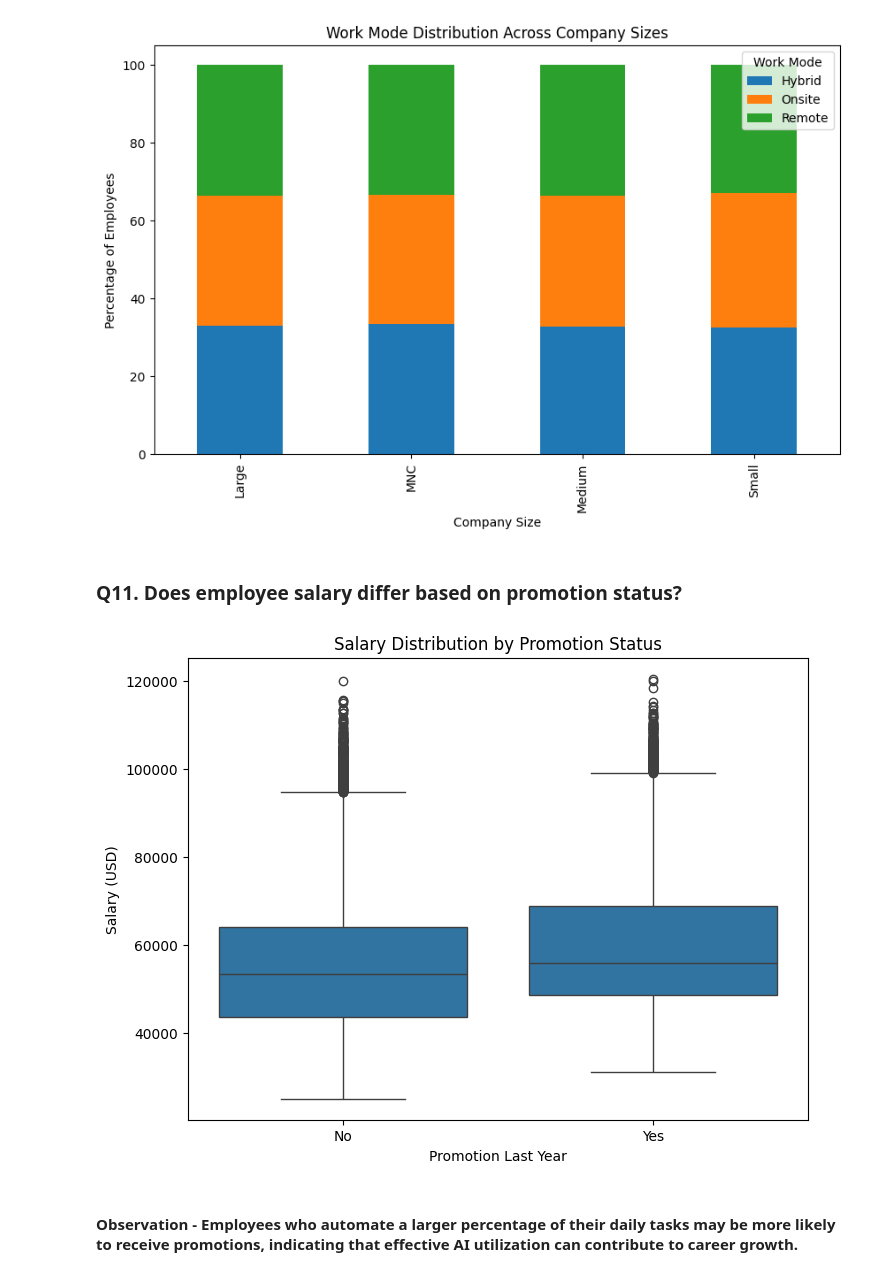
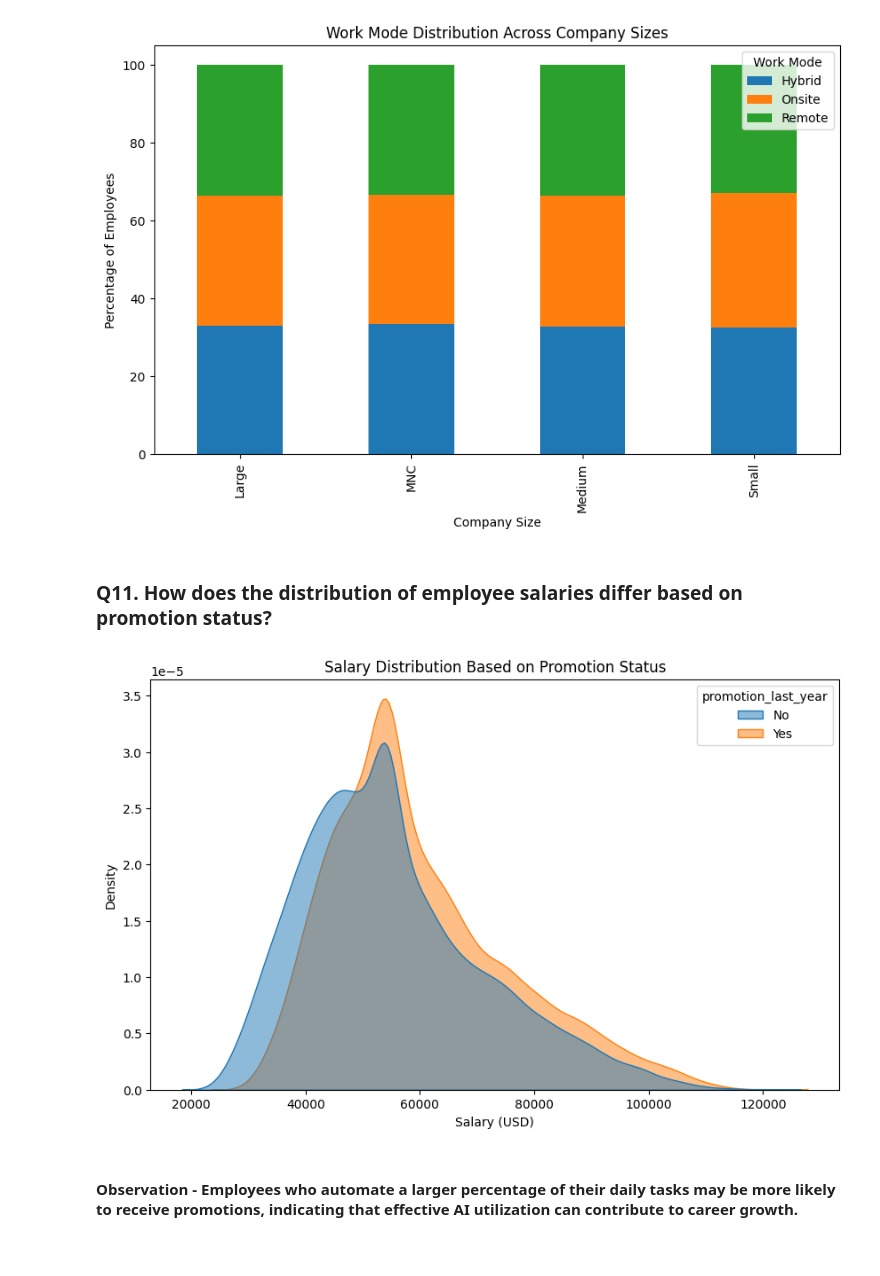
Before and after one commit to umang0015/AI-Tools-Usage-And-Productivity-Analysis, a Jupyter notebook: Project1-checkpoint.ipynb, the cells around one changed output. Saved outputs shown, nothing was run; the diff lists cells and outputs as text; code cells hidden in the pictures.

```diff
--- a/Project1-checkpoint.ipynb
+++ b/Project1-checkpoint.ipynb
@@ -688,23 +717,26 @@ plt.show()
 # %% [output]
 [figure]
 # %% [markdown]
-### Q11. Does employee salary differ based on promotion status?
+### Q11. How does the distribution of employee salaries differ based on promotion status?
 # %%
-plt.figure(figsize=(8,6))
+plt.figure(figsize=(10,6))
 
-sns.boxplot(
+sns.kdeplot(
     data=df,
-    x="promotion_last_year",
-    y="salary_usd"
+    x="salary_usd",
+    hue="promotion_last_year",
+    fill=True,
+    common_norm=False,
+    alpha=0.5
 )
 
-plt.title("Salary Distribution by Promotion Status")
-plt.xlabel("Promotion Last Year")
-plt.ylabel("Salary (USD)")
+plt.title("Salary Distribution Based on Promotion Status")
+plt.xlabel("Salary (USD)")
+plt.ylabel("Density")
 
 plt.show()
 # %% [output]
-[figure, old version]
+[figure, new version]
 # %% [markdown]
 #### Observation - Employees who automate a larger percentage of their daily tasks may be more likely to receive promotions, indicating that effective AI utilization can contribute to career growth.
 # %% [markdown]
```
Also changed, not shown: parts of 13 cells of this notebook.
